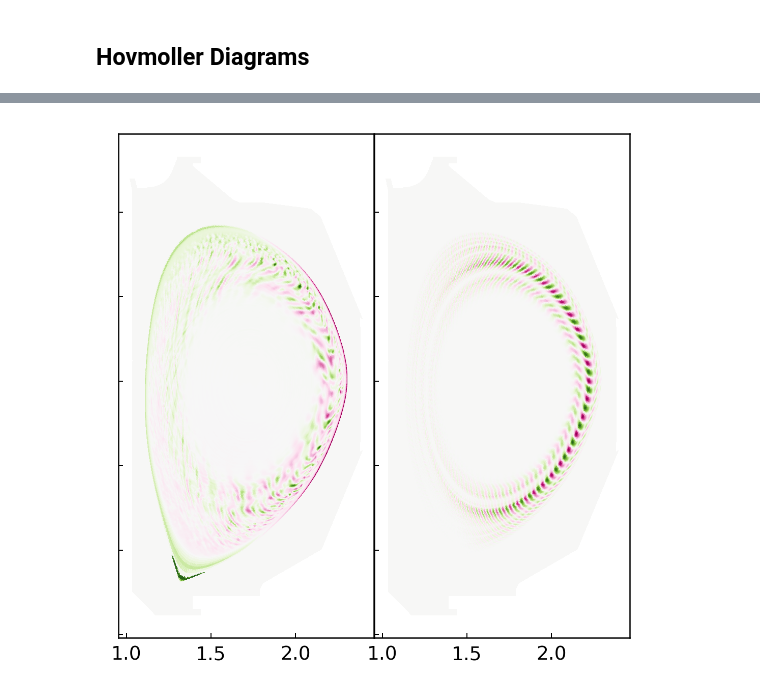
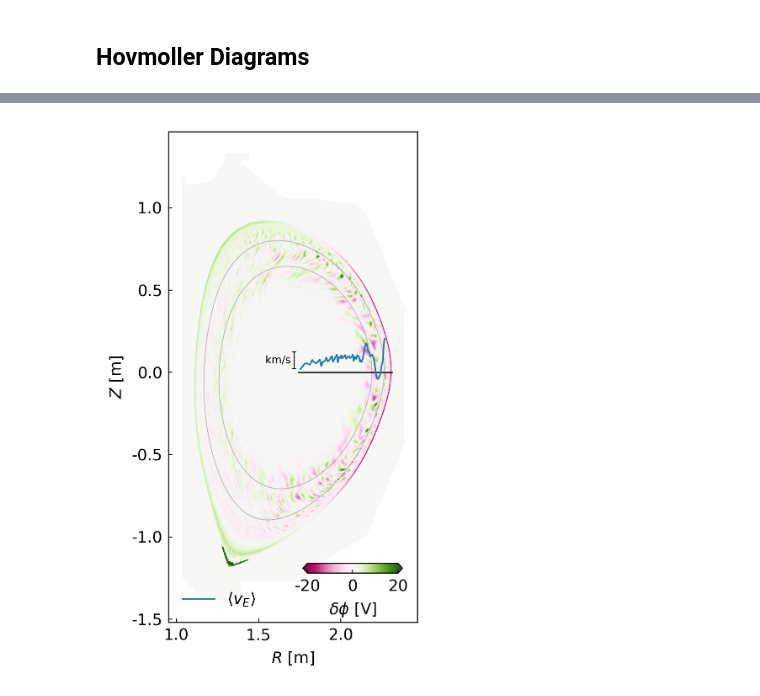
Before and after one commit to Maplenormandy/c1lgkt, a Jupyter notebook: bin/figures/jpp_figures.ipynb, the cells around one changed output, grey strips where cells are left out. Saved outputs shown, nothing was run; the diff lists cells and outputs as text; code cells hidden in the pictures.

```diff
--- a/bin/figures/jpp_figures.ipynb
+++ b/bin/figures/jpp_figures.ipynb
@@ -265,29 +599,101 @@ dpot_fft = upsample_fft_dpot(dpot, geom)
+# %%
+# %% Plot properties
+
+ax_xlim = [np.min(geom.rz_node[:,0]), np.max(geom.rz_node[:,0])]
+ax_ylim = [np.min(geom.rz_node[:,1]), np.max(geom.rz_node[:,1])]
+
+ax_xlim = [ax_xlim[0] - 0.05*(ax_xlim[1]-ax_xlim[0]), ax_xlim[1] + 0.05*(ax_xlim[1]-ax_xlim[0])]
+ax_ylim = [ax_ylim[0] - 0.05*(ax_ylim[1]-ax_ylim[0]), ax_ylim[1] + 0.05*(ax_ylim[1]-ax_ylim[0])]
+
+text_bbox = {'facecolor': 'white',
+             'alpha': 0.8,
+             'boxstyle': 'round'}
+text_props = {'x': 0.02, 'y': 0.99,
+              'size': 9,
+              'va': 'top', 'ha': 'left',
+              'bbox': text_bbox}
+
+cax_bound = [0.54, 0.1, 0.4, 0.02]
 # %%
 # %% Plot the potential fields
 
 def plot_poloidal_dpot(ax: mpl.axes.Axes):
     ax.set_aspect('equal')
     ax.yaxis.set_tick_params(labelleft=False)
+    ax.set_xlabel(R'$R$ [m]')
 
-    ax.tripcolor(geom.rz_tri, dpot[0,:], cmap='PiYG', vmin=-20, vmax=20)
+    ## Plot the non-zonal component of the potential
+    pc = ax.tripcolor(geom.rz_tri, dpot_f3d[:,0], cmap='PiYG', vmin=-20, vmax=20, rasterized=True)
+
+    ## Plot lines demarcating the region of interest
+    ksurf = 179-5
+    rz_surf = geom.rz_node[geom.breaks_surf[ksurf]:geom.breaks_surf[ksurf+1],:]
+    ax.plot(rz_surf[:,0], rz_surf[:,1], c='k', alpha=0.25, lw=mpl.rcParams['lines.linewidth']*0.5)
+
+    ksurf = 216+5
+    rz_surf = geom.rz_node[geom.breaks_surf[ksurf]:geom.breaks_surf[ksurf+1],:]
+    ax.plot(rz_surf[:,0], rz_surf[:,1], c='k', alpha=0.25, lw=mpl.rcParams['lines.linewidth']*0.5)
+
+    ## Overplot the ExB flows
+
+    # Plot a reference line for the ZFs
+    ax.plot([eq.raxis, np.max(eq.lcfsrz[:,0])], [0.0, 0.0], c='k', lw=linescale)
+    ax.errorbar(eq.raxis-0.025, 0.075, yerr=0.05, fmt='', color='k', lw=linescale, capsize=2.0*linescale, capthick=linescale)
+
+    # Label the reference line
+    ax.text(eq.raxis-0.025, 0.075, R'km/s ', transform=ax.transData, size=6,
+            ha='right', va='center',)
+
+    # Compute the zonal flows
+
+    # Compute the magnetic stuff necessary to compute the zonal flows
+    r = eq.interp_router(zpot_psi/eq.psix)
+    z = np.zeros_like(r)
+
+    psi_ev, ff_ev = eq.compute_psi_and_ff(r, z)
+    (psi, psidr, psidz, psidrr, psidrz, psidzz) = psi_ev
+    modpsi = np.sqrt(psidr**2 + psidz**2)
+
+    bv = eq.compute_bv(r, z)
+    modb = np.linalg.norm(bv, axis=0)
+
+    v_exb = zfield[400,:] * modpsi / modb
+
+    # Actually plot the zonal flows
+    zind_max = int(len(zpot_psi)*0.85)
+    zscale = 1e-4
+    ax.plot(r[:zind_max], zscale * v_exb[:zind_max], c='tab:blue', label=R'$\langle v_{E}\rangle$')
+
+
+    ## Add the colorbar
+    cax = ax.inset_axes(cax_bound)
+    plt.colorbar(pc, cax=cax, orientation='horizontal', extend='both', label=R'$\delta \phi$ [V]')
+    ax.legend(loc='lower left', frameon=False)
+
 
 def plot_poloidal_dpot_fft(ax: mpl.axes.Axes):
     ax.set_aspect('equal')
     ax.yaxis.set_tick_params(labelleft=False)
 
     ax.tripcolor(geom.rz_tri, np.real(dpot_fft[13,:]), cmap='PiYG')
 
-fig = plt.figure(figsize=(5.3,4.0), dpi=300)
-gs = mpl.gridspec.GridSpec(1, 3, figure=fig)
+fig = plt.figure(figsize=(2.7,4.5), dpi=300)
+gs = mpl.gridspec.GridSpec(1, 1, figure=fig)
 
 col = 0
 ax = fig.add_subplot(gs[col])
 plot_poloidal_dpot(ax)
 
-col += 1
-ax = fig.add_subplot(gs[col], sharex=ax, sharey=ax)
-plot_poloidal_dpot_fft(ax)
+ax.yaxis.set_tick_params(labelleft=True)
+ax.set_ylabel(R'$Z$ [m]')
+
+#col += 1
+#ax = fig.add_subplot(gs[col], sharex=ax, sharey=ax)
+#plot_poloidal_dpot_fft(ax)
 
 plt.tight_layout(h_pad=0.0, w_pad=0.0)
+
+plt.savefig('./outputs/jpp_figures/poloidal_jet.pdf', dpi=300)
+plt.savefig('./outputs/jpp_figures/poloidal_jet.png', dpi=300)
 # %% [output]
-[figure, old version]
+[figure, new version]
```
Also changed, not shown: parts of 30 cells of this notebook, 7 other files.
